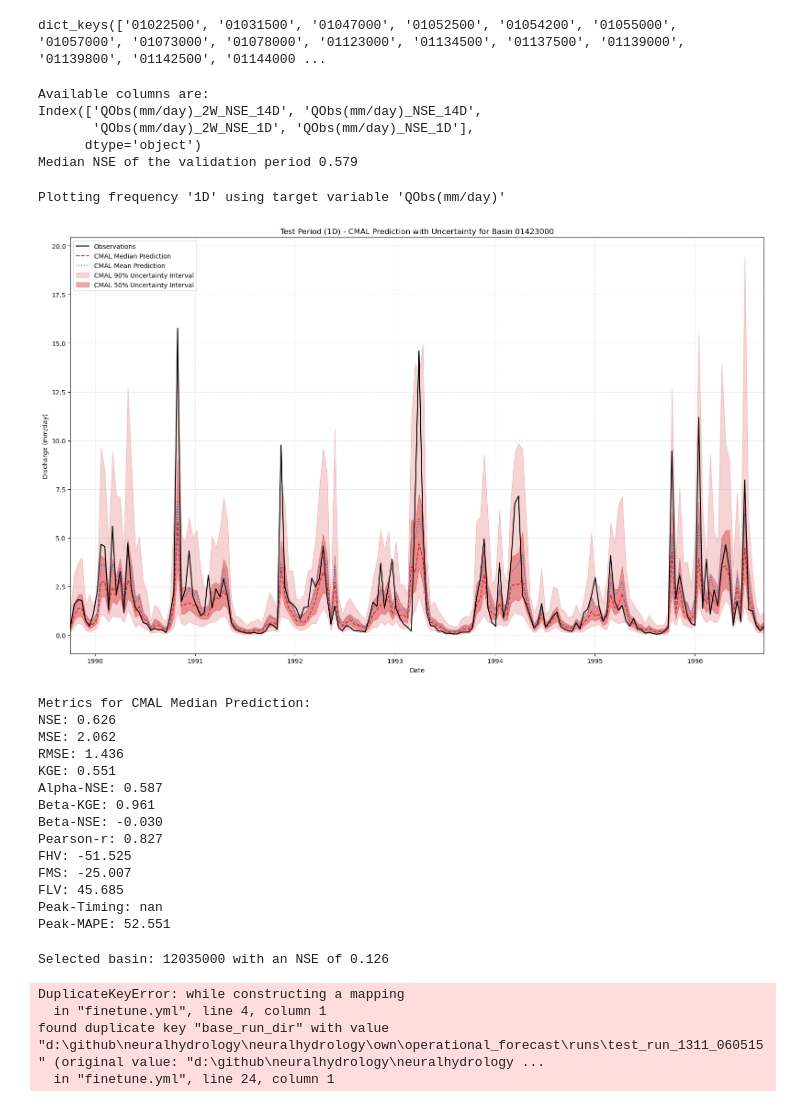
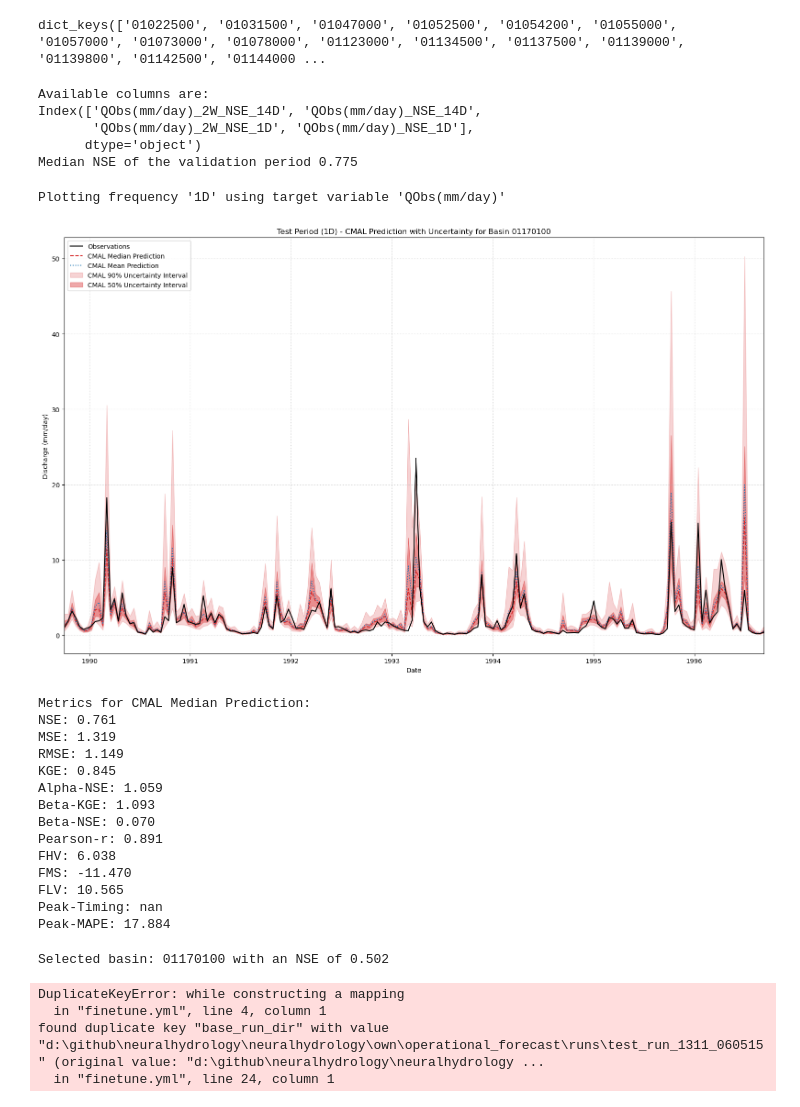
Before and after one commit to huangale88/neuralhydrology, a Jupyter notebook: own/operational_forecast/mtslstm_cmal.ipynb, the cells around one changed output. Cells and saved outputs as stored; diff of their text form; code cells hidden in the pictures.

```diff
--- a/own/operational_forecast/mtslstm_cmal.ipynb
+++ b/own/operational_forecast/mtslstm_cmal.ipynb
@@ -47,4 +47,4 @@ if __name__ == '__main__':
 # %%
-run_dir = Path("runs/test_run_1711_041955")
+run_dir = Path("runs/test_run_1811_030157")
 eval_run(run_dir=run_dir, period="test")
 # %% [output]
@@ -89,11 +89,11 @@ Available columns are:
 Index(['QObs(mm/day)_2W_NSE_14D', 'QObs(mm/day)_NSE_14D',
        'QObs(mm/day)_2W_NSE_1D', 'QObs(mm/day)_NSE_1D'],
       dtype='object')
-Median NSE of the validation period 0.579
+Median NSE of the validation period 0.775
 # %%
 # --- 1. USER CONFIGURATION ---
 # Simply change these two variables to plot different basins or frequencies
-basin_id = '01423000'
+basin_id = '01170100'
 freq = '1D'  # Try changing this to '1D', '2W-MON', '28D', etc.
 
 # --- 2. DYNAMICALLY DETERMINE TARGET VARIABLE ---
@@ -154,34 +154,34 @@ ax.plot(mean_sim['date'].values, mean_sim.values.squeeze(), color='#1f77b4', lin
 
 ax.fill_between(
     q05['date'].values,
     q05.values.squeeze(),
     q95.values.squeeze(),
     color='#d62728',
     alpha=0.2,
     label='CMAL 90% Uncertainty Interval'
 )
 
 ax.fill_between(
     q25['date'].values,
     q25.values.squeeze(),
     q75.values.squeeze(),
     color='#d62728',
     alpha=0.4,
     label='CMAL 50% Uncertainty Interval'
 )
 
 # --- Formatting ---
 ax.set_ylabel("Discharge (mm/day)")
 ax.set_xlabel("Date")
 ax.set_title(f"Test Period ({freq}) - CMAL Prediction with Uncertainty for Basin {basin_id}")
 ax.legend()
 ax.grid(True, linestyle=':', alpha=0.6)
 ax.set_xlim([qobs['date'].values.min(), qobs['date'].values.max()])
 plt.tight_layout()
 plt.show()
 # %% [output]
 Plotting frequency '1D' using target variable 'QObs(mm/day)'
-[figure, old version]
+[figure, new version]
 # %%
 qobs_1d = qobs.squeeze()
 mean_sim_1d = mean_sim.squeeze()
@@ -195,26 +195,26 @@ for key, val in values.items():
     print(f"{key}: {val:.3f}")
 # %% [output]
 Metrics for CMAL Median Prediction:
-NSE: 0.626
-MSE: 2.062
-RMSE: 1.436
-KGE: 0.551
-Alpha-NSE: 0.587
-Beta-KGE: 0.961
-Beta-NSE: -0.030
-Pearson-r: 0.827
-FHV: -51.525
-FMS: -25.007
-FLV: 45.685
+NSE: 0.761
+MSE: 1.319
+RMSE: 1.149
+KGE: 0.845
+Alpha-NSE: 1.059
+Beta-KGE: 1.093
+Beta-NSE: 0.070
+Pearson-r: 0.891
+FHV: 6.038
+FMS: -11.470
+FLV: 10.565
 Peak-Timing: nan
-Peak-MAPE: 52.551
+Peak-MAPE: 17.884
 # %%
 # Select a random basins from the lower 50% of the NSE distribution
-basin = df.loc[df["QObs(mm/day)_2W_NSE_2W-MON"] < df["QObs(mm/day)_2W_NSE_2W-MON"].median()].sample(n=1).index[0]
+basin = df.loc[df["QObs(mm/day)_NSE_1D"] < df["QObs(mm/day)_NSE_1D"].median()].sample(n=1).index[0]
 
-print(f"Selected basin: {basin} with an NSE of {df.loc[df.index == basin, 'QObs(mm/day)_2W_NSE_2W-MON'].values[0]:.3f}")
+print(f"Selected basin: {basin} with an NSE of {df.loc[df.index == basin, 'QObs(mm/day)_NSE_1D'].values[0]:.3f}")
 # %% [output]
-Selected basin: 12035000 with an NSE of 0.126
+Selected basin: 01170100 with an NSE of 0.502
 # %%
 # Add the path to the pre-trained model to the finetune config
 with open("finetune.yml", "a") as fp:
```
Also changed, not shown: parts of 4 cells of this notebook, 1 other file.
